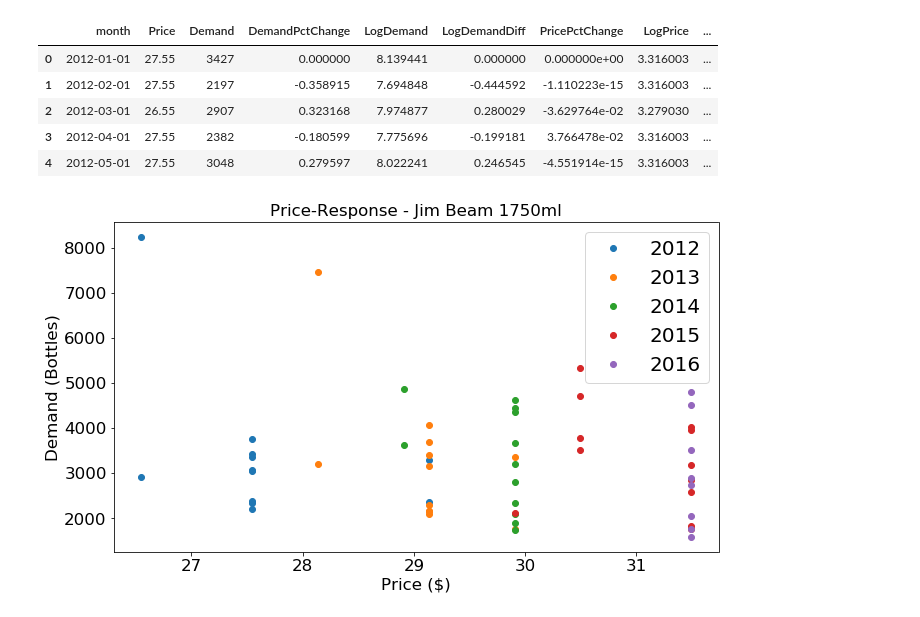
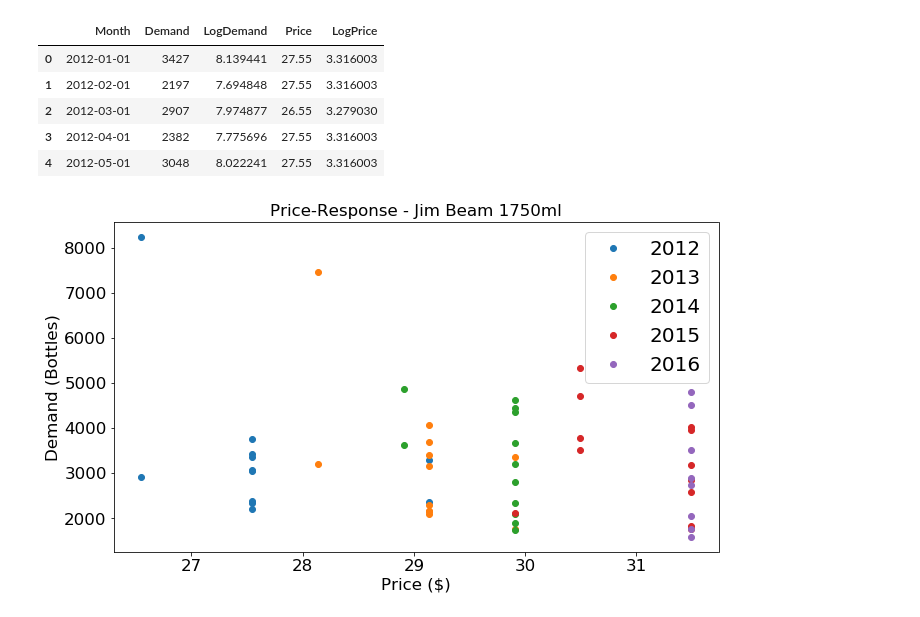
Before and after one commit to nicholsonjohnc/promotion-optimization, a Jupyter notebook: Analysis.ipynb, the cells around one changed output. Saved outputs shown, nothing was run; the diff lists cells and outputs as text; code cells hidden in the pictures.

```diff
--- a/Analysis.ipynb
+++ b/Analysis.ipynb
@@ -14,7 +14,8 @@ mpl.rcParams.update({
 })
 # %%
 df = pd.read_csv('agg_data.csv')
-df['month'] = pd.to_datetime(df['month'])
+df['Month'] = pd.to_datetime(df['month'])
+df.drop(columns=['month'], inplace=True)
 df['DemandPctChange'] = df['Demand'].pct_change()
 df['LogDemand'] = np.log(df['Demand'])
 df['LogDemandDiff'] = df['LogDemand'].diff()
@@ -22,7 +23,7 @@ df['PricePctChange'] = df['Price'].pct_change()
 df['LogPrice'] = np.log(df['Price'])
 df['LogPriceDiff'] = df['LogPrice'].diff()
 
-Month = pd.to_datetime(df['month']).values
+Month = pd.to_datetime(df['Month']).values
 Demand = pd.Series(df['Demand']).values
 Price = pd.Series(df['Price']).values
 DemandPctChange = pd.Series(df['DemandPctChange']).values
@@ -32,19 +33,24 @@ LogPriceDiff = pd.Series(df['LogPriceDiff']).values
 LogDemand = pd.Series(df['LogDemand']).values
 LogPrice = pd.Series(df['LogPrice']).values
 
+# LogPriceTMinus1 = np.delete(np.insert(df['LogPrice'].values,0,df['LogPrice'].values[0]),-1)
+# df['LogPriceTMinus1'] = LogPriceTMinus1
+# LogPriceTMinus2 = np.delete(np.insert(df['LogPriceTMinus1'].values,0,df['LogPriceTMinus1'].values[0]),-1)
+# df['LogPriceTMinus2'] = LogPriceTMinus2
+
 DemandPctChange[0] = 0
 LogDemandDiff[0] = 0
 PricePctChange[0] = 0
 LogPriceDiff[0] = 0
 # %%
-df.head(5)
+df[['Month','Demand','LogDemand','Price','LogPrice']].head(5)
 # %% [output]
-|  | month | Price | Demand | DemandPctChange | LogDemand | LogDemandDiff | PricePctChange | LogPrice | ... |
-| 0 | 2012-01-01 | 27.55 | 3427 | 0.000000 | 8.139441 | 0.000000 | 0.000000e+00 | 3.316003 | ... |
-| 1 | 2012-02-01 | 27.55 | 2197 | -0.358915 | 7.694848 | -0.444592 | -1.110223e-15 | 3.316003 | ... |
-| 2 | 2012-03-01 | 26.55 | 2907 | 0.323168 | 7.974877 | 0.280029 | -3.629764e-02 | 3.279030 | ... |
-| 3 | 2012-04-01 | 27.55 | 2382 | -0.180599 | 7.775696 | -0.199181 | 3.766478e-02 | 3.316003 | ... |
-| 4 | 2012-05-01 | 27.55 | 3048 | 0.279597 | 8.022241 | 0.246545 | -4.551914e-15 | 3.316003 | ... |
+|  | Month | Demand | LogDemand | Price | LogPrice |
+| 0 | 2012-01-01 | 3427 | 8.139441 | 27.55 | 3.316003 |
+| 1 | 2012-02-01 | 2197 | 7.694848 | 27.55 | 3.316003 |
+| 2 | 2012-03-01 | 2907 | 7.974877 | 26.55 | 3.279030 |
+| 3 | 2012-04-01 | 2382 | 7.775696 | 27.55 | 3.316003 |
+| 4 | 2012-05-01 | 3048 | 8.022241 | 27.55 | 3.316003 |
 # %%
 fig, ax = plt.subplots(1, 1, sharex=True, figsize=(10, 6))
 ax.plot(Price[0:12],Demand[0:12],'o',
```
Also changed, not shown: parts of 2 cells of this notebook.
